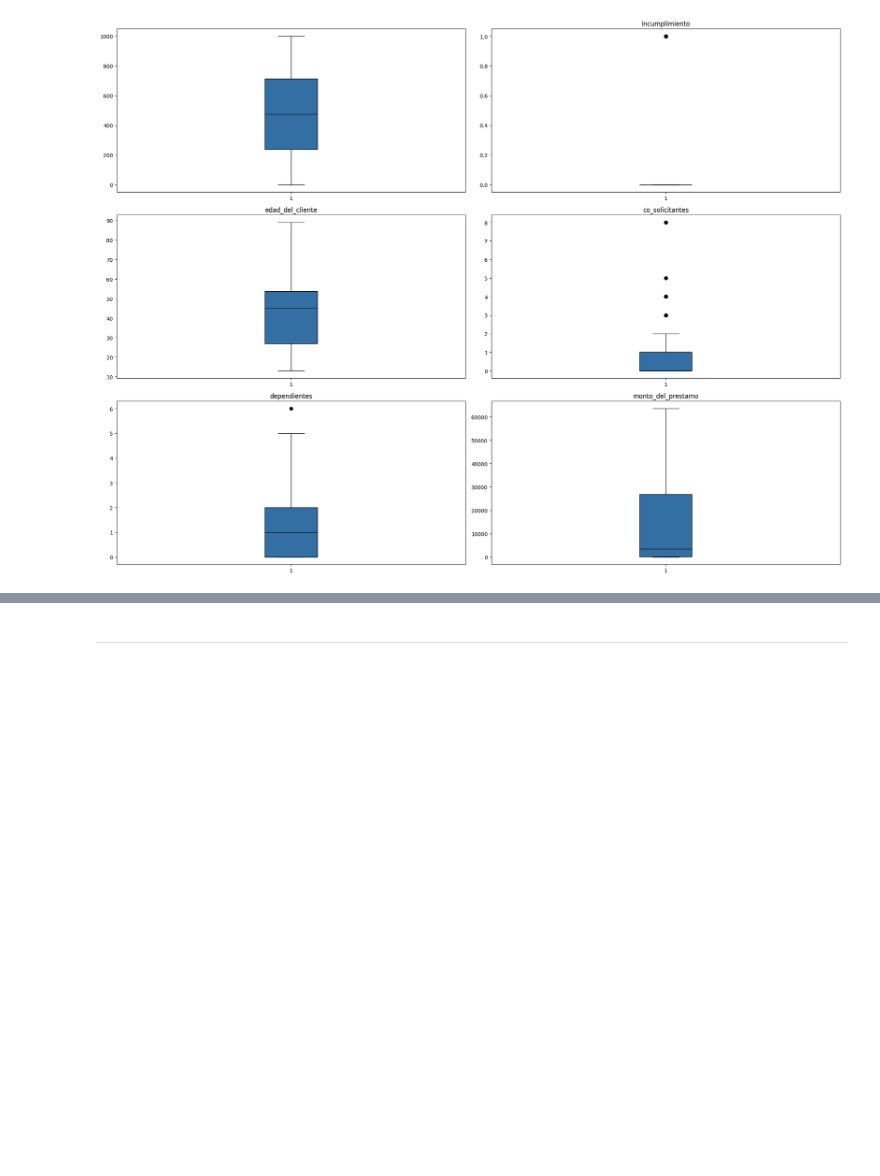
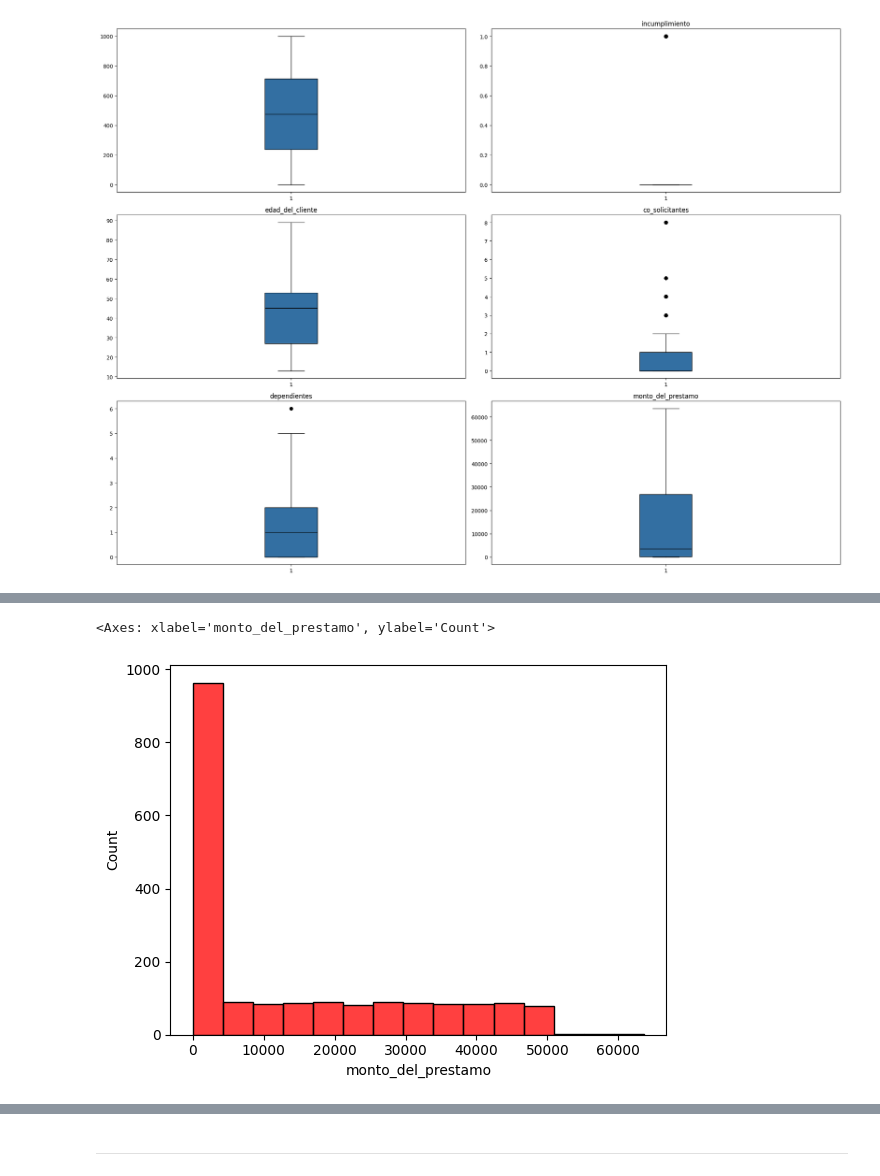
Before and after one commit to lnastri25/POO_UCEMA, a Jupyter notebook: modelos_segundo_parcial/credit_risk/exploracion_modelo.ipynb, the cells around one changed output, grey strips where cells are left out. Drawn from its saved outputs; the diff is of its cells as text; code cells hidden in the pictures; blank space fills up the shorter version.

```diff
--- a/modelos_segundo_parcial/credit_risk/exploracion_modelo.ipynb
+++ b/modelos_segundo_parcial/credit_risk/exploracion_modelo.ipynb
@@ -170,0 +337,5 @@ plot_outliers(df_credit_risk)
+# %%
+sns.histplot(data= df_credit_risk[df_credit_risk["incumplimiento"] == 1], x=df_credit_risk["monto_del_prestamo"], color="red")
+# %% [output]
+<Axes: xlabel='monto_del_prestamo', ylabel='Count'>
+[figure, added]
```
Also changed, not shown: parts of 36 cells of this notebook, 2 other files.
